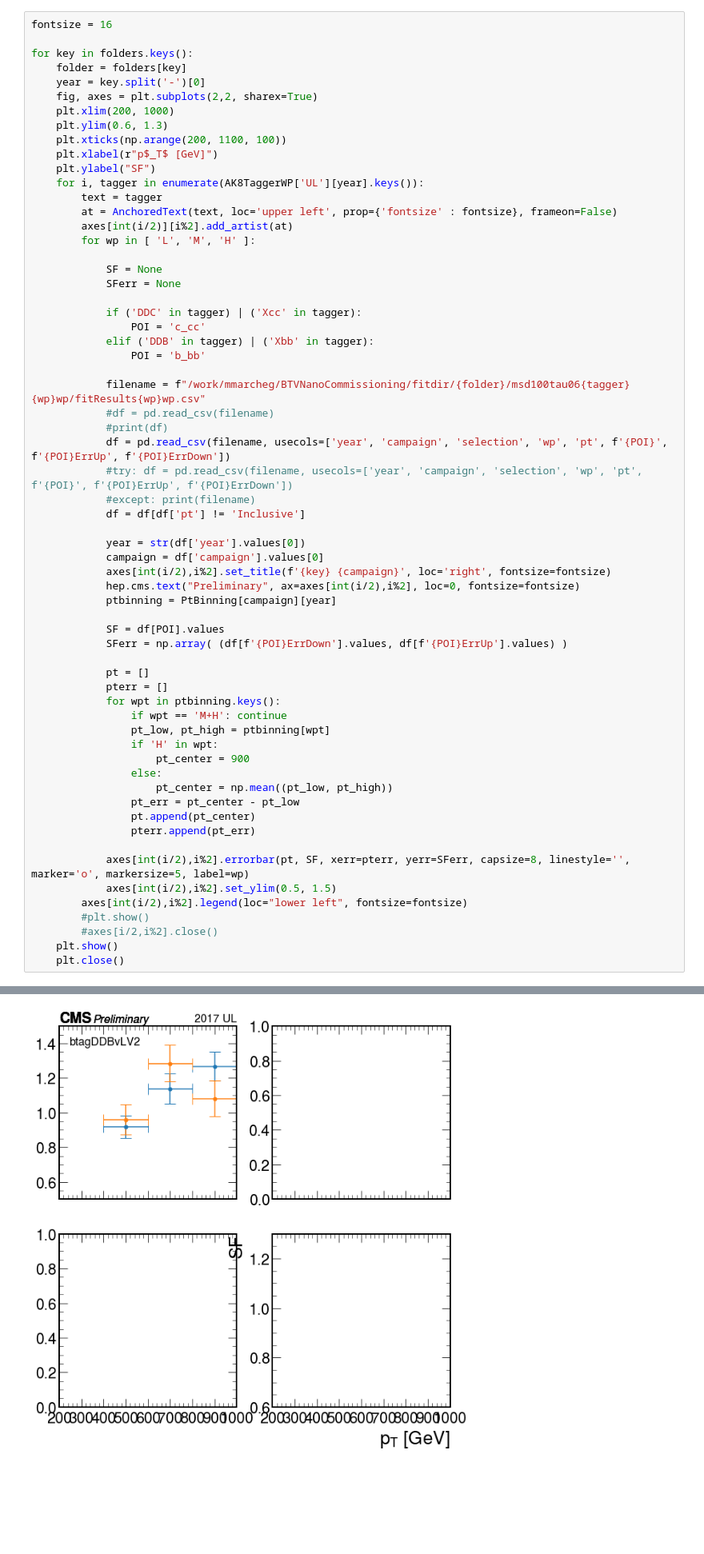
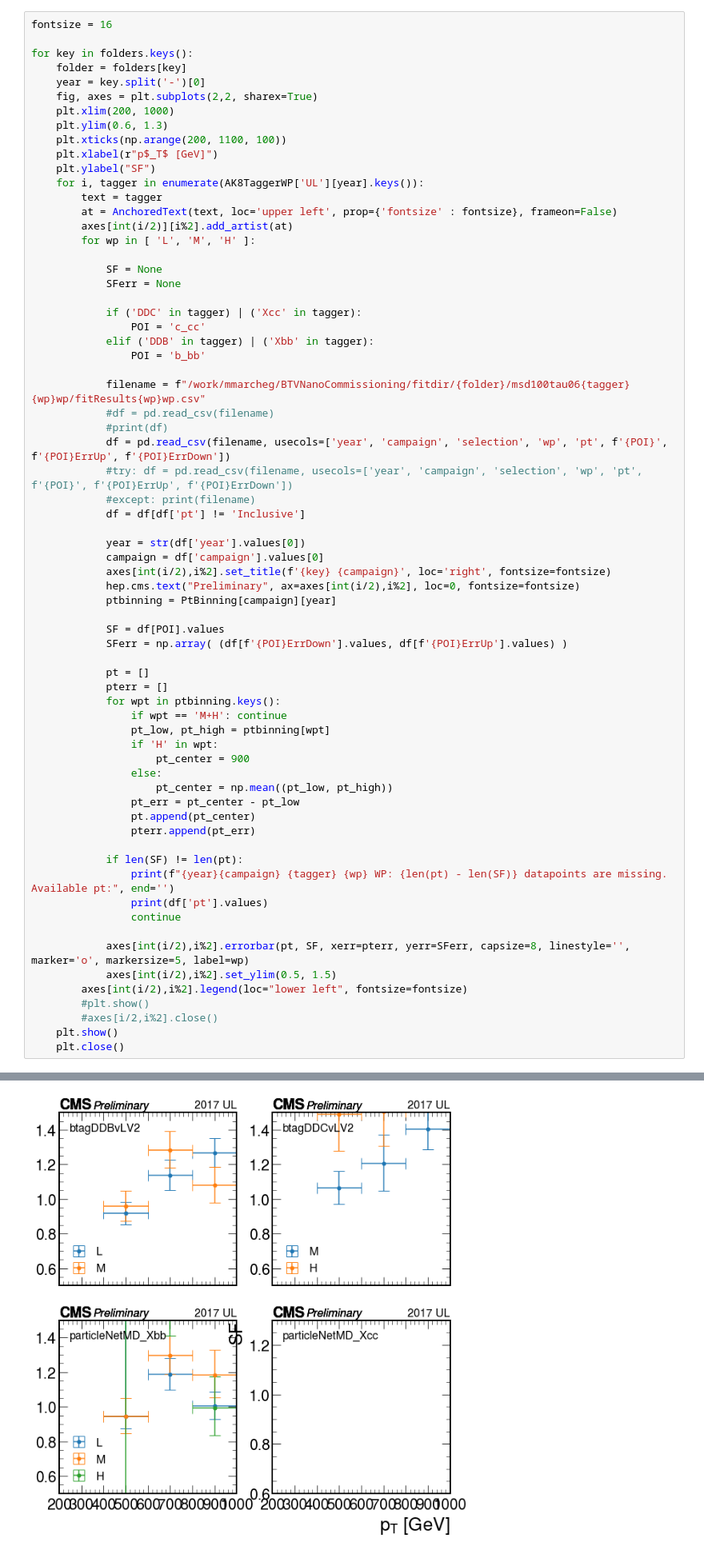
Before and after one commit to colizz/BTVNanoCommissioning, a Jupyter notebook: notebooks/plotSF_fromCSV.ipynb, the cells around one changed output, grey strips where cells are left out. Shown at 80% size. Saved outputs shown, nothing was run; the diff lists cells and outputs as text; blank space fills up the shorter version.

```diff
--- a/notebooks/plotSF_fromCSV.ipynb
+++ b/notebooks/plotSF_fromCSV.ipynb
@@ -84,6 +84,11 @@ for key in folders.keys():
                 pt.append(pt_center)
                 pterr.append(pt_err)
 
+            if len(SF) != len(pt):
+                print(f"{year}{campaign} {tagger} {wp} WP: {len(pt) - len(SF)} datapoints are missing. Available pt:", end='')
+                print(df['pt'].values)
+                continue
+
             axes[int(i/2),i%2].errorbar(pt, SF, xerr=pterr, yerr=SFerr, capsize=8, linestyle='', marker='o', markersize=5, label=wp)
             axes[int(i/2),i%2].set_ylim(0.5, 1.5)
         axes[int(i/2),i%2].legend(loc="lower left", fontsize=fontsize)
@@ -98 +108 @@ ValueError: 'x' and 'y' must have the same size
-[figure, old version]
+[figure, new version]
```
Also changed, not shown: parts of 1 cell of this notebook.
